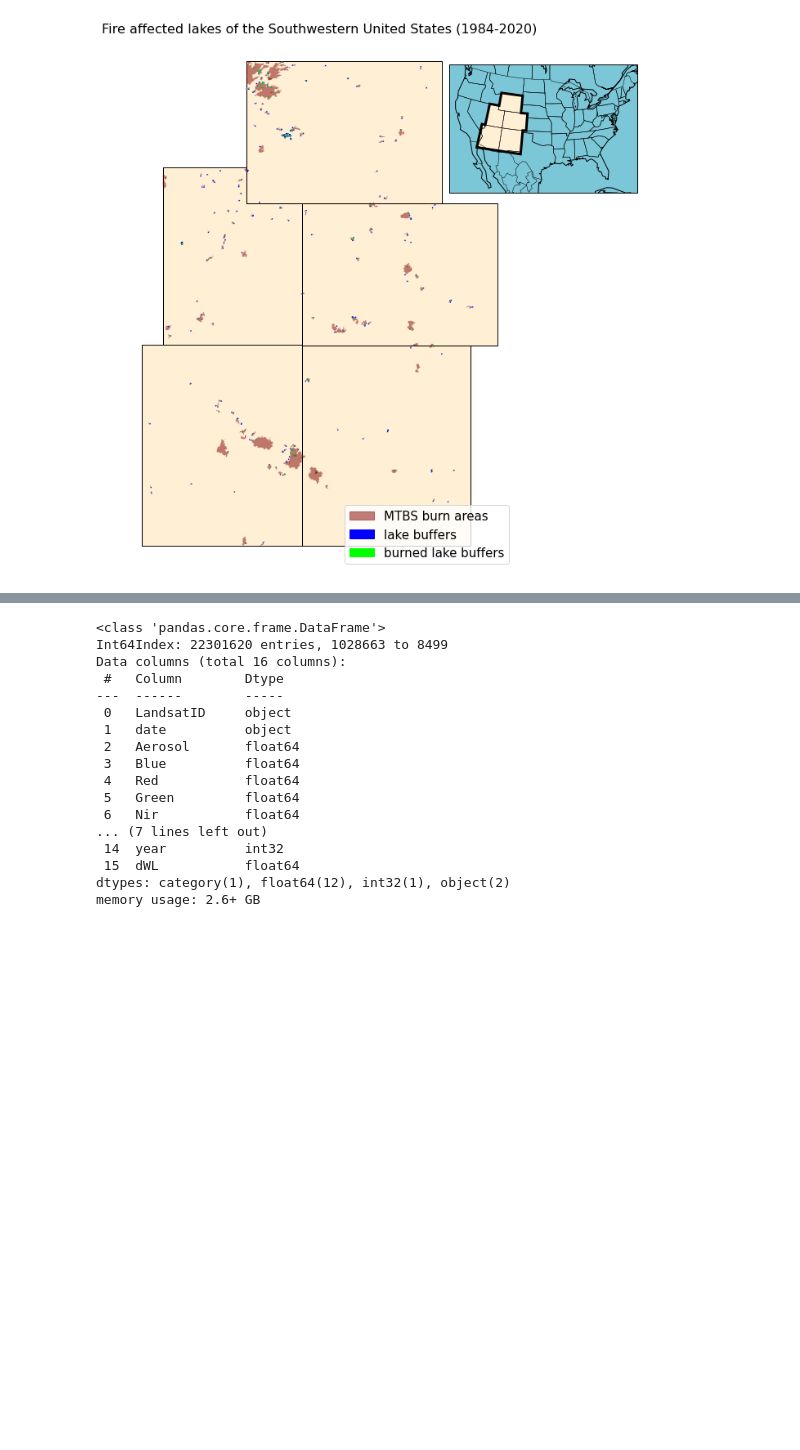
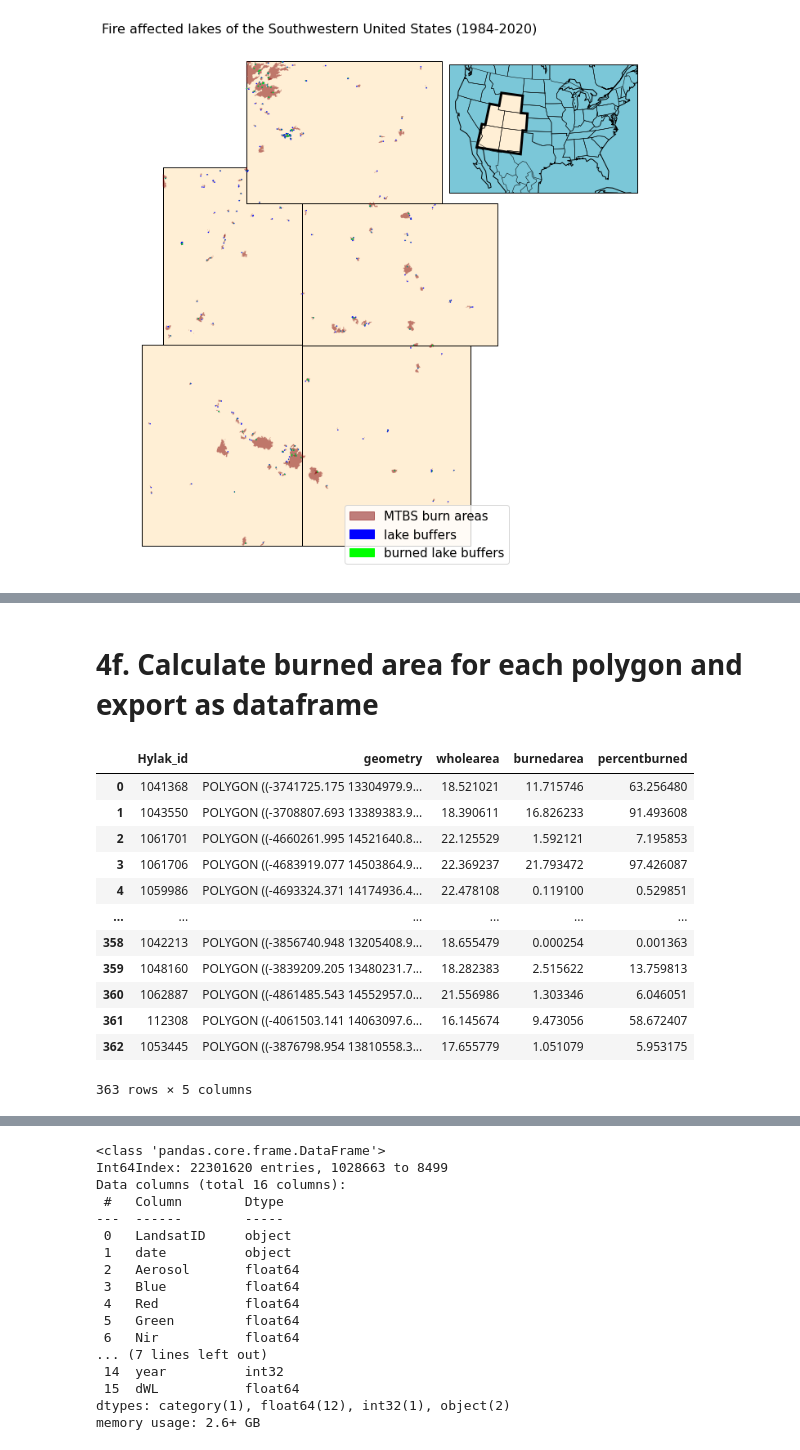
Before and after one commit to earthlab-education/ea-2021-final-project-wildfire_lake_productivity, a Jupyter notebook: data_collection_and_analysis_notebooks/01_download_clip_merge.ipynb, the cells around one changed output, grey strips where cells are left out. Cells and saved outputs as stored; diff of their text form; code cells hidden in the pictures; blank space fills up the shorter version.

```diff
--- a/data_collection_and_analysis_notebooks/01_download_clip_merge.ipynb
+++ b/data_collection_and_analysis_notebooks/01_download_clip_merge.ipynb
@@ -173,7 +210,7 @@ Projection of dataframe: epsg:4326
 # %%
 # Check to see if file is stored locally
 
-file_path = os.path.join('data', "mtbs_polys", "mtbs_polys.shp")
+file_path = os.path.join('data', "mtbs_polys.shp")
 
 if not os.path.isfile(file_path):
     url = 'https://edcintl.cr.usgs.gov/downloads/sciweb1/shared/MTBS_Fire/data/composite_data/burned_area_extent_shapefile/mtbs_perimeter_data.zip'
@@ -240,8 +282,7 @@ subset_mtbs.to_file(outfp)
 # To keep full lake polygon for later classification, subset hydroLAKES deep points
 # dataset to include only fire affected lakes
 
-subset_lakes = hydro_points[hydro_points.set_index(['Hylak_id']).index.isin(
+subset_catchmnts = hydro_points[hydro_points.set_index(['Hylak_id']).index.isin(
     burnedlakes.set_index(['Hylak_id']).index)]  # subset hydro points to lake name found in burnedlakes
-
 outfp = os.path.join('data', "whole_burned_lakes.shp")
-subset_lakes.to_file(outfp)
+subset_catchmnts.to_file(outfp)
@@ -325,0 +371,12 @@ Now there should be 2 local shapefiles for later use:
+# %%
+# Subset lake polygons to burned lakes only
+subset_lakes = hydro_polys[hydro_polys.set_index(['Hylak_id']).index.isin(
+    burnedlakes.set_index(['Hylak_id']).index)]  # subset hydro points to lake name found in burnedlakes
+
+# Generate catchment 'land' polygons by subtracting lake polygons from buffered point polygons
+only_land = gpd.overlay(subset_catchmnts, subset_lakes,
+                        how='difference', keep_geom_type=False)
+
+# Export for further data collection
+outfp = os.path.join('data', "land_only_whole_ctchmt.shp")
+only_land.to_file(outfp)
@@ -325,0 +429,42 @@ Now there should be 2 local shapefiles for later use:
+# %% [markdown]
+# 4f. Calculate burned area for each polygon and export as dataframe
+# %%
+#1. Calculate area of whole polygon (minus lake)
+only_land = only_land.to_crs({'init': 'epsg:32633'})
+only_land["wholearea"] = only_land['geometry'].area/ 10**6
+
+#2. Calculate area of whole burn polygon
+burnedlakes = burnedlakes.to_crs({'init': 'epsg:32633'})
+burnedlakes["burnedarea"] = burnedlakes['geometry'].area/ 10**6
+
+# 3. Bind burned area column to only_land dataframe
+small_burnedlakes = burnedlakes[['Hylak_id', 'burnedarea']]
+
+only_land = pd.merge(only_land, small_burnedlakes)
+
+#3. Calculate percentage of whole polygon burned
+only_land["percentburned"] = only_land["burnedarea"]/only_land["wholearea"]*100
+
+# Export as .csv
+only_land_tab = only_land.drop(['geometry'], axis=1)
+
+
+# Export file to local drive
+out_path = os.path.join("data", "polygon_areas_tab.csv")
+only_land_tab.to_csv(out_path)
+# %%
+only_land
+# %% [output]
+|  | Hylak_id | geometry | wholearea | burnedarea | percentburned |
+| 0 | 1041368 | POLYGON ((-3741725.175 13304979.9... | 18.521021 | 11.715746 | 63.256480 |
+| 1 | 1043550 | POLYGON ((-3708807.693 13389383.9... | 18.390611 | 16.826233 | 91.493608 |
+| 2 | 1061701 | POLYGON ((-4660261.995 14521640.8... | 22.125529 | 1.592121 | 7.195853 |
+| 3 | 1061706 | POLYGON ((-4683919.077 14503864.9... | 22.369237 | 21.793472 | 97.426087 |
+| 4 | 1059986 | POLYGON ((-4693324.371 14174936.4... | 22.478108 | 0.119100 | 0.529851 |
+| ... | ... | ... | ... | ... | ... |
+| 358 | 1042213 | POLYGON ((-3856740.948 13205408.9... | 18.655479 | 0.000254 | 0.001363 |
+| 359 | 1048160 | POLYGON ((-3839209.205 13480231.7... | 18.282383 | 2.515622 | 13.759813 |
+| 360 | 1062887 | POLYGON ((-4861485.543 14552957.0... | 21.556986 | 1.303346 | 6.046051 |
+| 361 | 112308 | POLYGON ((-4061503.141 14063097.6... | 16.145674 | 9.473056 | 58.672407 |
+| 362 | 1053445 | POLYGON ((-3876798.954 13810558.3... | 17.655779 | 1.051079 | 5.953175 |
+363 rows × 5 columns
```
Also changed, not shown: parts of 41 cells of this notebook, 16 other files.
